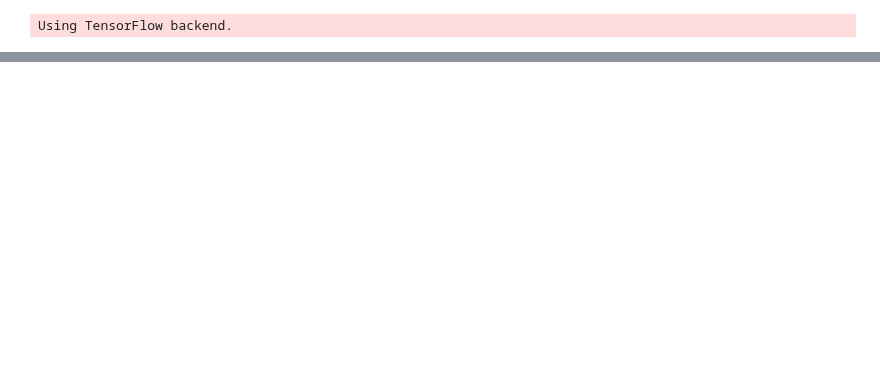
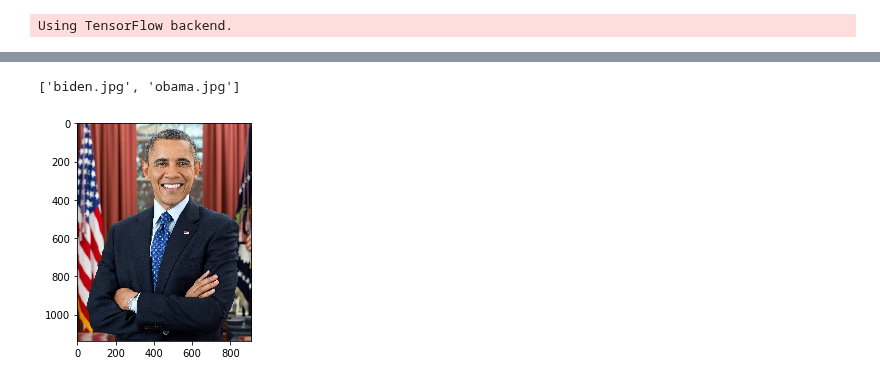
Before and after one commit to PratikSavla/aio-bot, a Jupyter notebook: Bot-with emotion detection.ipynb, the cells around one changed output, grey strips where cells are left out. Cells and saved outputs as stored; diff of their text form; code cells hidden in the pictures; blank space fills up the shorter version.

```diff
--- a/Bot-with emotion detection.ipynb
+++ b/Bot-with emotion detection.ipynb
@@ -108,0 +232,33 @@ Thank you for talking with me.
+# %%
+import glob
+users = glob.glob("Users\*.jpg")
+# Load a sample picture and learn how to recognize it.
+users_face_encoding = []
+users_names = []
+
+for user in users:
+    user_image = face_recognition.load_image_file(user)
+    users_face_encoding.append(face_recognition.face_encodings(user_image))
+    users_names.append(user.split("\\")[1])
+    plt.imshow(user_image)
+#print(users_names)
+
+# obama_image = face_recognition.load_image_file("obama.jpg")
+# obama_face_encoding = face_recognition.face_encodings(obama_image)[0]
+
+# # Load a second sample picture and learn how to recognize it.
+# biden_image = face_recognition.load_image_file("biden.jpg")
+# biden_face_encoding = face_recognition.face_encodings(biden_image)[0]
+
+# # Create arrays of known face encodings and their names
+# known_face_encodings = [
+#     obama_face_encoding,
+#     biden_face_encoding
+# ]
+# known_face_names = [
+#     "Barack Obama",
+#     "Pratik Savla"
+# ]
+# %% [output]
+['biden.jpg', 'obama.jpg']
+[figure, added]
```
Also changed, not shown: parts of 21 cells of this notebook, 6 other files.
